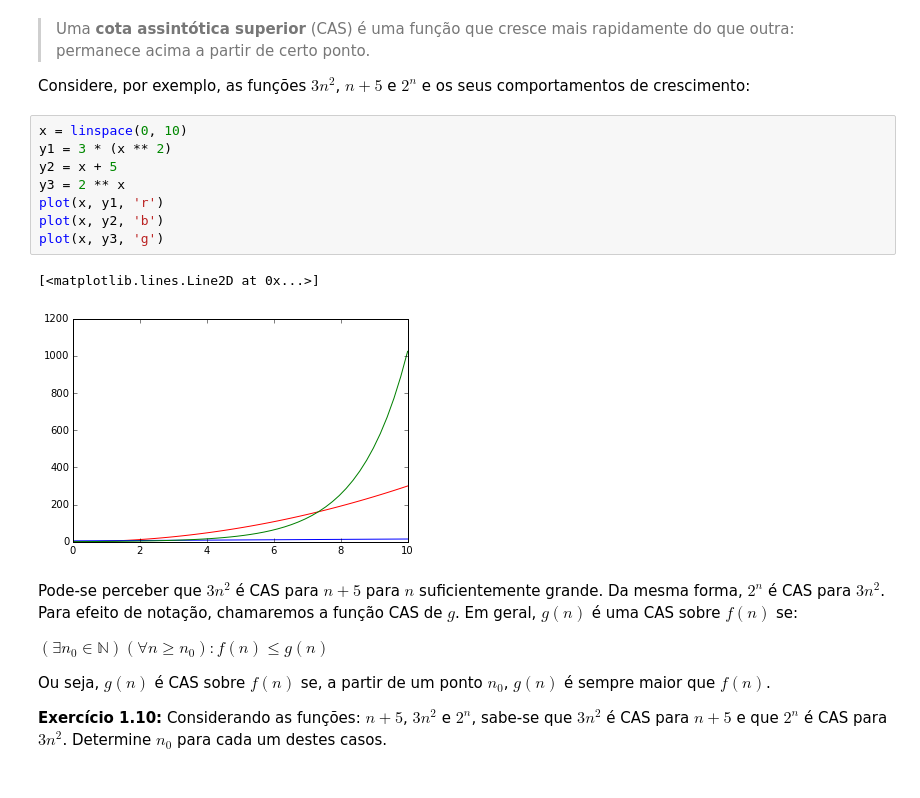
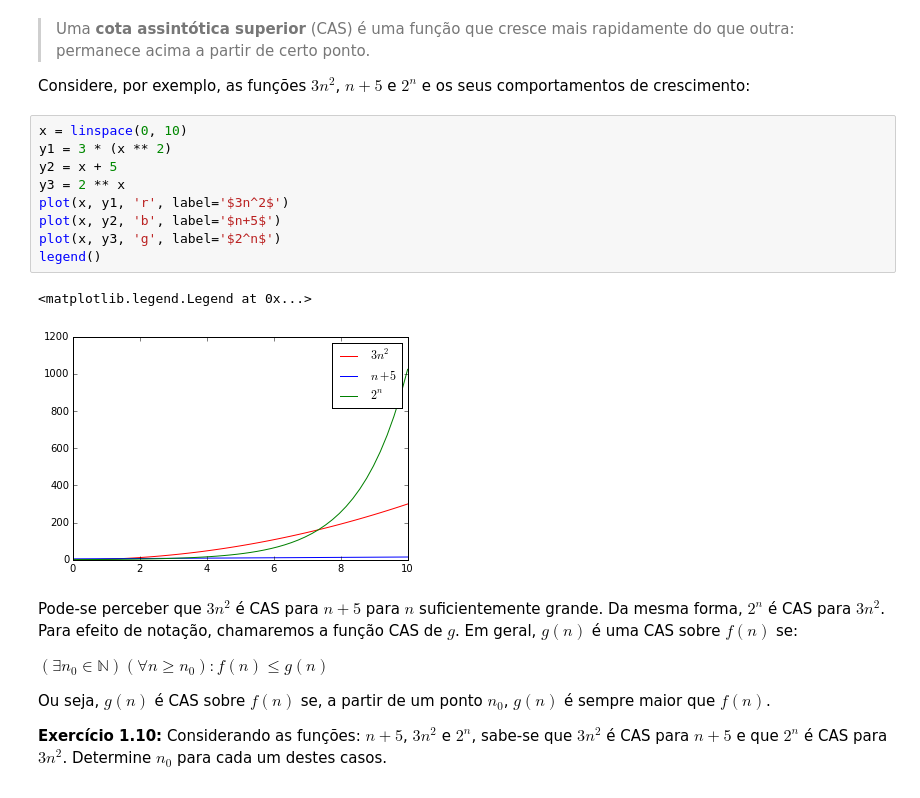
Before and after one commit to jacksongomesbr/academia-analise-de-algoritmos, a Jupyter notebook: capitulo-1/introducao.ipynb, the cells around one changed output. Drawn from its saved outputs; the diff is of its cells as text.

```diff
--- a/capitulo-1/introducao.ipynb
+++ b/capitulo-1/introducao.ipynb
@@ -206,14 +206,15 @@ Considere, por exemplo, as funções $3n^2$, $n + 5$ e $2^n$ e os seus comportam
 # %%
 x = linspace(0, 10)
 y1 = 3 * (x ** 2)
 y2 = x + 5
 y3 = 2 ** x
-plot(x, y1, 'r')
-plot(x, y2, 'b')
-plot(x, y3, 'g')
+plot(x, y1, 'r', label='$3n^2$')
+plot(x, y2, 'b', label='$n+5$')
+plot(x, y3, 'g', label='$2^n$')
+legend()
 # %% [output]
-[<matplotlib.lines.Line2D at 0x...>]
+<matplotlib.legend.Legend at 0x...>
-[figure, old version]
+[figure, new version]
 # %% [markdown]
 Pode-se perceber que $3n^2$ é CAS para $n+5$ para $n$ suficientemente grande. Da mesma forma, $2^n$ é CAS para $3n^2$. Para efeito de notação, chamaremos a função CAS de $g$. Em geral, $g(n)$ é uma CAS sobre $f(n)$ se:
 
```
Also changed, not shown: parts of 8 cells of this notebook.
